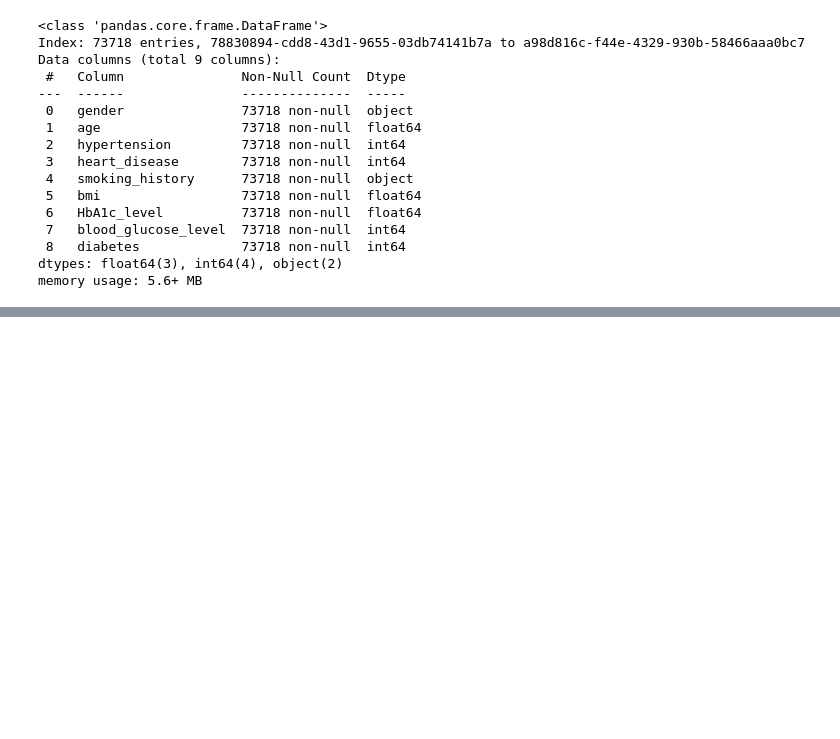
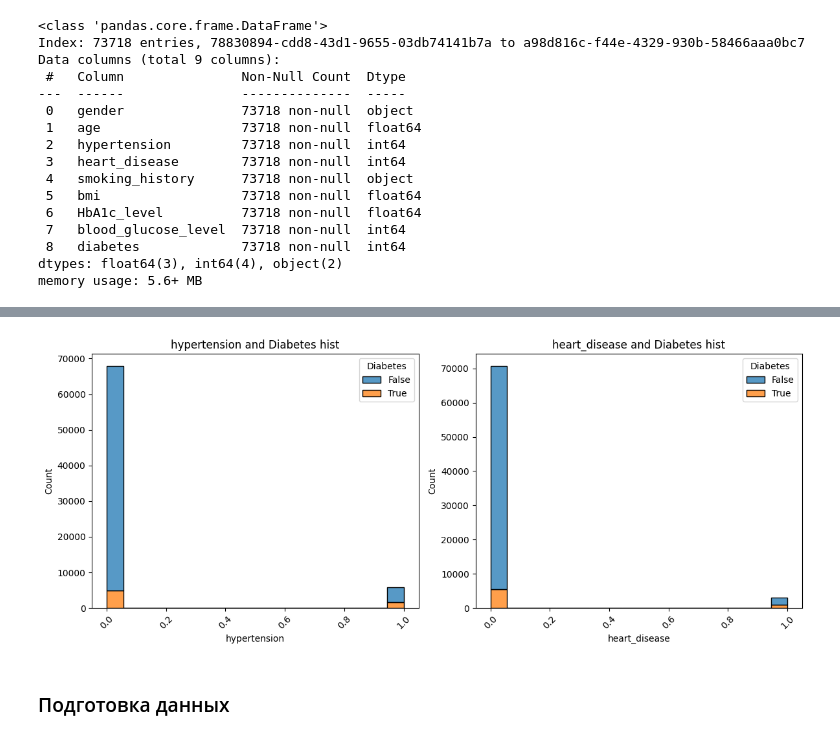
Before and after one commit to AibekDS/Diabetes-Prediction, a Jupyter notebook: main.ipynb, the cells around one changed output, grey strips where cells are left out. Saved outputs shown, nothing was run; the diff lists cells and outputs as text; code cells hidden in the pictures; blank space fills up the shorter version.

```diff
--- a/main.ipynb
+++ b/main.ipynb
@@ -86,0 +204,21 @@ memory usage: 5.6+ MB
+# %%
+bool_features = list(types[types == 'bool'].index)
+bool_features.pop(-1) # удалил "diabetes"
+
+n = len(bool_features)
+fig, axis = plt.subplots(1, n, figsize=(n*6, 5))
+for i, feature in enumerate(bool_features):
+    # Гистограмма
+    histplot = sns.histplot(data=temp_data, x=feature, hue='diabetes', multiple='stack', ax=axis[i])
+    histplot.set_title('{} and Diabetes hist'.format(feature))
+    histplot.xaxis.set_tick_params(rotation=45)
+    # Добавление легенды вручную
+    histplot.legend_.set_title('Diabetes')
+    histplot.legend_.set_bbox_to_anchor((1, 1))
+
+plt.tight_layout() # выравнивание графиков
+plt.show()
+# %% [output]
+[figure, added]
+# %% [markdown]
+### Подготовка данных
```
Also changed, not shown: parts of 17 cells of this notebook, 1 other file.
